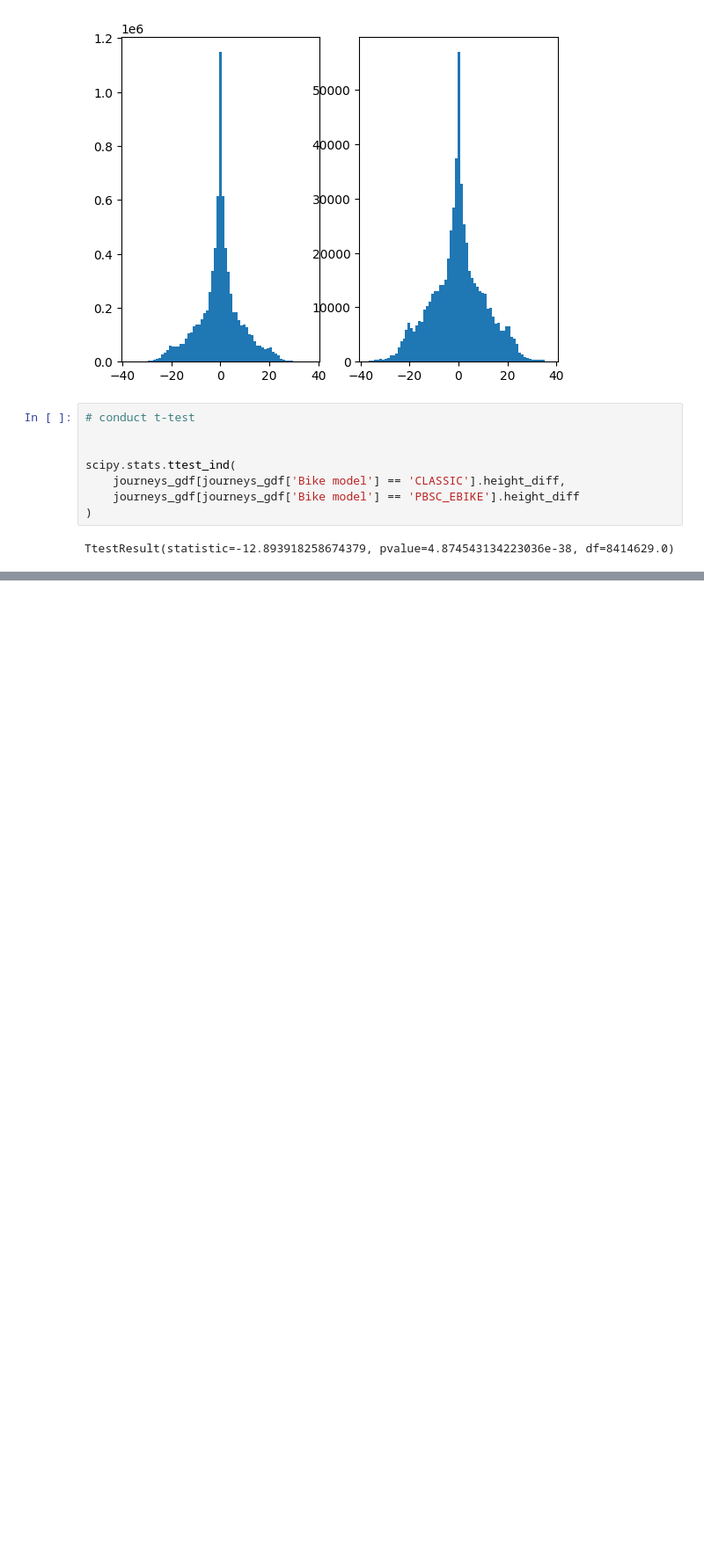
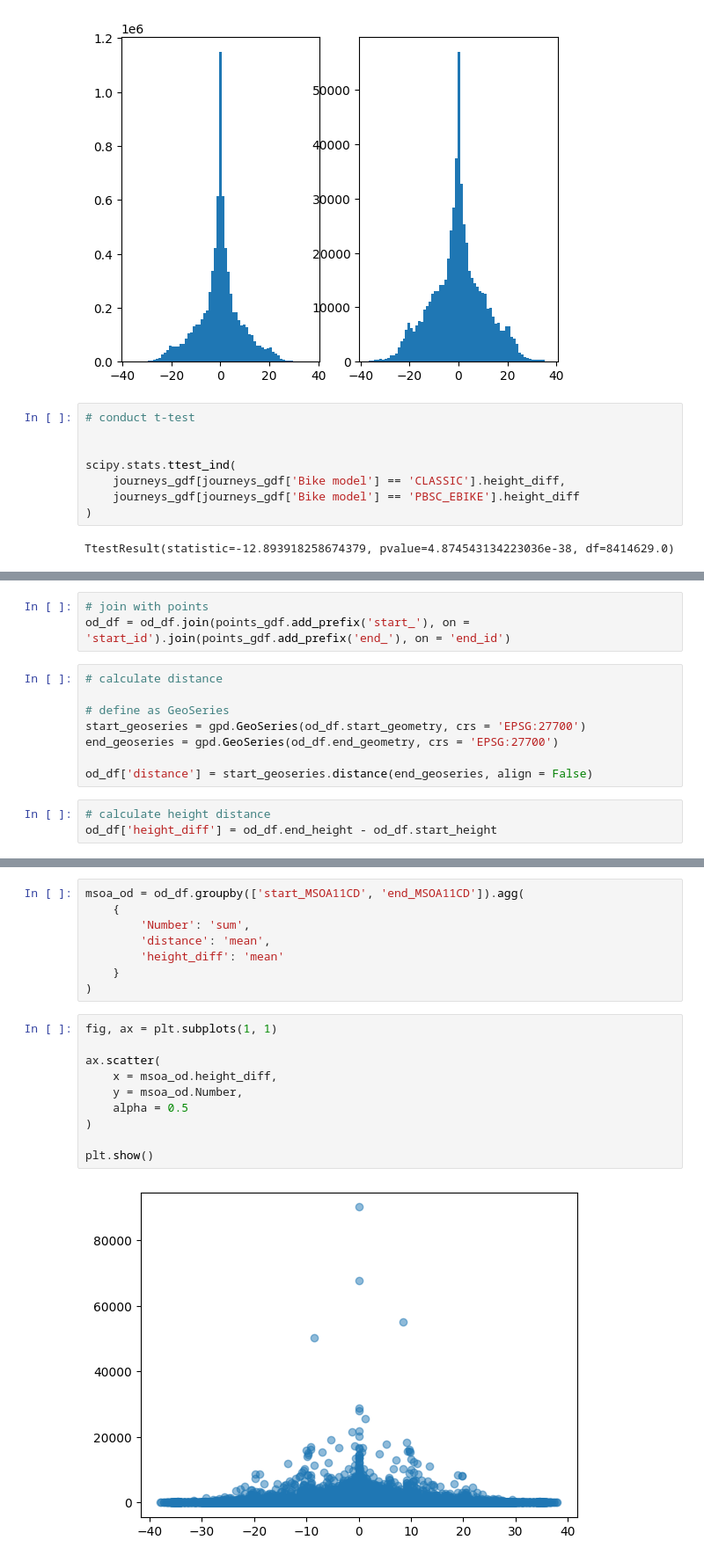
Before and after one commit to sokimura39/QM_Report, a Jupyter notebook: analysis.ipynb, the cells around one changed output, grey strips where cells are left out. Shown at 88% size. Saved outputs shown, nothing was run; the diff lists cells and outputs as text; blank space fills up the shorter version.

```diff
--- a/analysis.ipynb
+++ b/analysis.ipynb
@@ -204,0 +221,14 @@ TtestResult(statistic=-12.893918258674379, pvalue=4.874543134223036e-38, df=8414
+# %%
+# join with points
+od_df = od_df.join(points_gdf.add_prefix('start_'), on = 'start_id').join(points_gdf.add_prefix('end_'), on = 'end_id')
+# %%
+# calculate distance
+
+# define as GeoSeries
+start_geoseries = gpd.GeoSeries(od_df.start_geometry, crs = 'EPSG:27700')
+end_geoseries = gpd.GeoSeries(od_df.end_geometry, crs = 'EPSG:27700')
+
+od_df['distance'] = start_geoseries.distance(end_geoseries, align = False)
+# %%
+# calculate height distance
+od_df['height_diff'] = od_df.end_height - od_df.start_height
@@ -204,0 +251,20 @@ TtestResult(statistic=-12.893918258674379, pvalue=4.874543134223036e-38, df=8414
+# %%
+msoa_od = od_df.groupby(['start_MSOA11CD', 'end_MSOA11CD']).agg(
+    {
+        'Number': 'sum',
+        'distance': 'mean',
+        'height_diff': 'mean'
+    }
+)
+# %%
+fig, ax = plt.subplots(1, 1)
+
+ax.scatter(
+    x = msoa_od.height_diff,
+    y = msoa_od.Number,
+    alpha = 0.5
+)
+
+plt.show()
+# %% [output]
+[figure, added]
```
Also changed, not shown: parts of 9 cells of this notebook, 2 other files.
